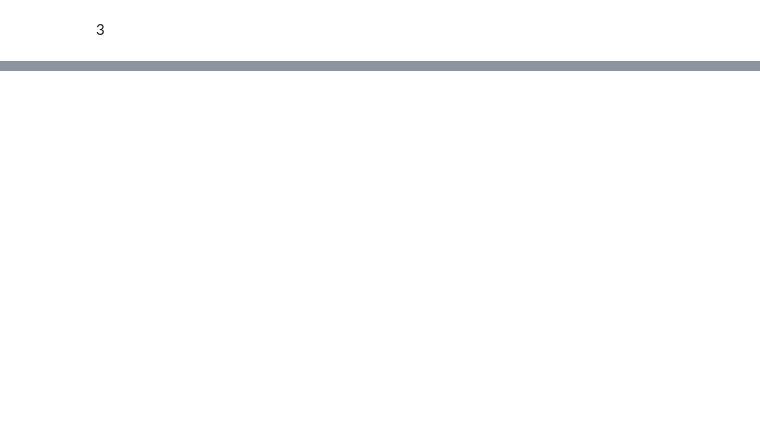
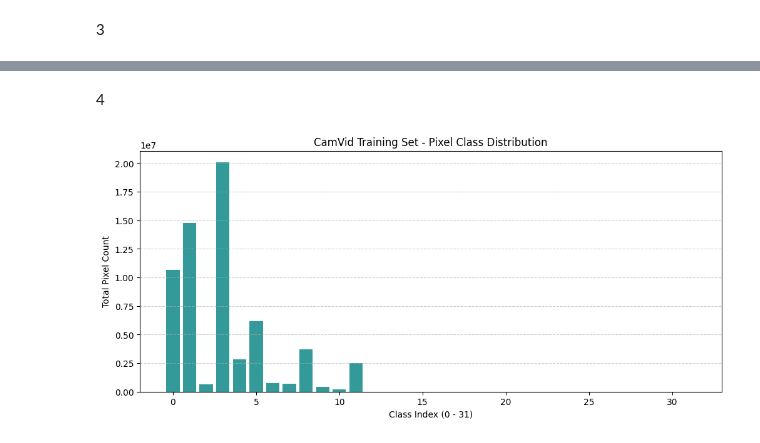
Before and after one commit to hugolo000/DigitalImage_PROJECT, a Jupyter notebook: notebooks/01_data_extraction_and_eda.ipynb, the cells around one changed output, grey strips where cells are left out. Saved outputs shown, nothing was run; the diff lists cells and outputs as text; code cells hidden in the pictures; blank space fills up the shorter version.

```diff
--- a/notebooks/01_data_extraction_and_eda.ipynb
+++ b/notebooks/01_data_extraction_and_eda.ipynb
@@ -107,0 +138,34 @@ display_sample_pairs(df_train, num_samples=3)
+# %% [markdown]
+4
+# %%
+import numpy as np
+
+def analyze_class_frequencies(df: pd.DataFrame, num_classes: int = 32):
+    """
+    Computes total pixel counts per class index across all masks in the split.
+    """
+    pixel_counts = np.zeros(num_classes, dtype=np.int64)
+
+    for mask_path in df['mask_path']:
+        mask = cv2.imread(mask_path, cv2.IMREAD_GRAYSCALE)
+        if mask is not None:
+            uniques, counts = np.unique(mask, return_counts=True)
+            for u, c in zip(uniques, counts):
+                if u < num_classes:
+                    pixel_counts[u] += c
+
+    return pixel_counts
+
+# Calculate class distribution on training set
+train_class_counts = analyze_class_frequencies(df_train)
+
+# Plot class pixel distribution
+plt.figure(figsize=(12, 5))
+plt.bar(range(len(train_class_counts)), train_class_counts, color='teal', alpha=0.8)
+plt.xlabel("Class Index (0 - 31)")
+plt.ylabel("Total Pixel Count")
+plt.title("CamVid Training Set - Pixel Class Distribution")
+plt.grid(axis='y', linestyle='--', alpha=0.6)
+plt.show()
+# %% [output]
+[figure, added]
```
Also changed, not shown: parts of 3 cells of this notebook.
